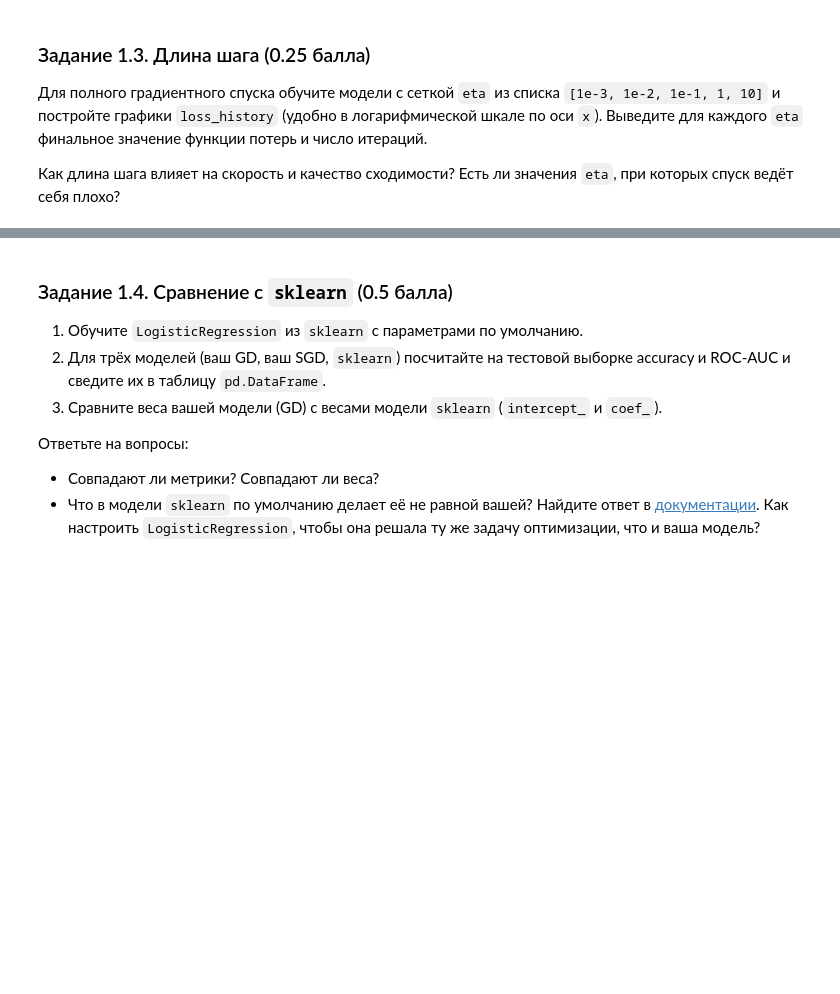
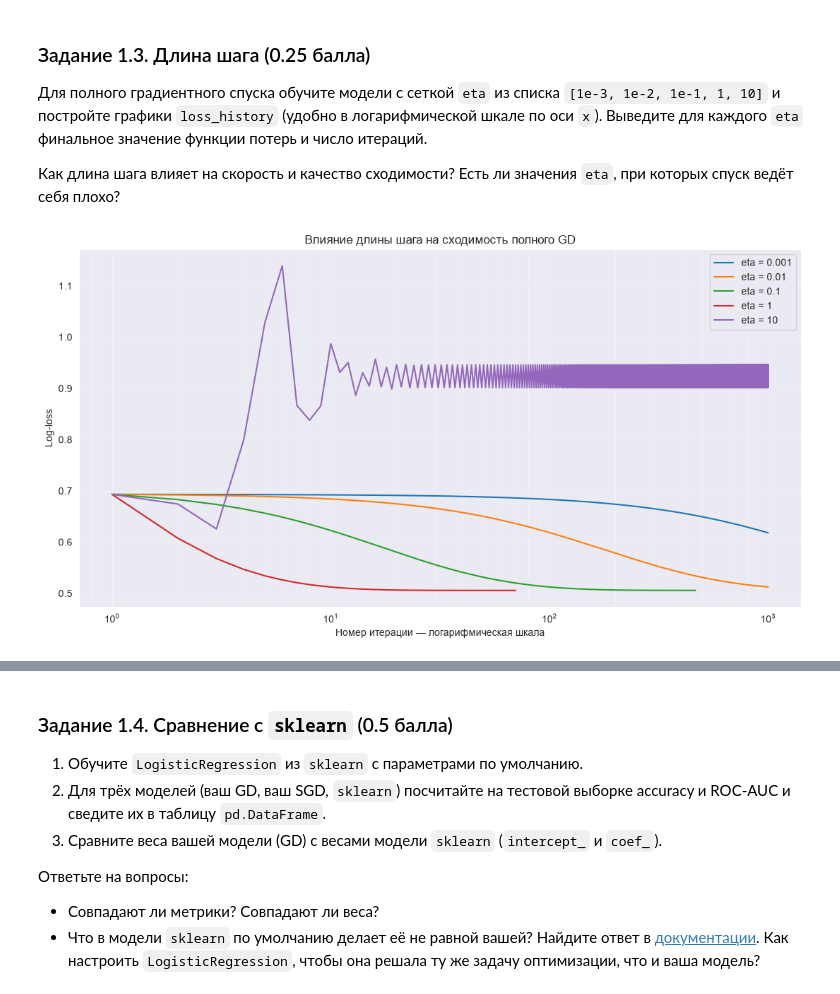
Before and after one commit to 0kskiy/ml_hse_2026, a Jupyter notebook: homework/hw_3/HW3_MMDA.ipynb, the cells around one changed output, grey strips where cells are left out. Cells and saved outputs as stored; diff of their text form; code cells hidden in the pictures; blank space fills up the shorter version.

```diff
--- a/homework/hw_3/HW3_MMDA.ipynb
+++ b/homework/hw_3/HW3_MMDA.ipynb
@@ -218,4 +319,27 @@ X_test = sc.transform(X_test)
 
 Как длина шага влияет на скорость и качество сходимости? Есть ли значения `eta`, при которых спуск ведёт себя плохо?
 # %%
-# ваше решение здесь
+etas = [1e-3, 1e-2, 1e-1, 1, 10]
+models = dict()
+for eta in etas:
+    model = LogReg(eta=eta)
+    model.fit(X_train, y_train)
+    models[eta] = model
+# %%
+# этот код написан с помощью ChatGPT-6.1 Sol
+plt.figure(figsize=(11, 6))
+
+for eta, model in models.items():
+    iterations = np.arange(1, len(model.loss_history) + 1)
+    plt.plot(iterations, model.loss_history, label=f'eta = {eta}')
+
+plt.xscale('log')
+plt.xlabel('Номер итерации — логарифмическая шкала')
+plt.ylabel('Log-loss')
+plt.title('Влияние длины шага на сходимость полного GD')
+plt.legend()
+plt.grid(which='both', alpha=0.3)
+plt.tight_layout()
+plt.show()
+# %% [output]
+[figure, added]
```
Also changed, not shown: parts of 71 cells of this notebook, 6 other files.
